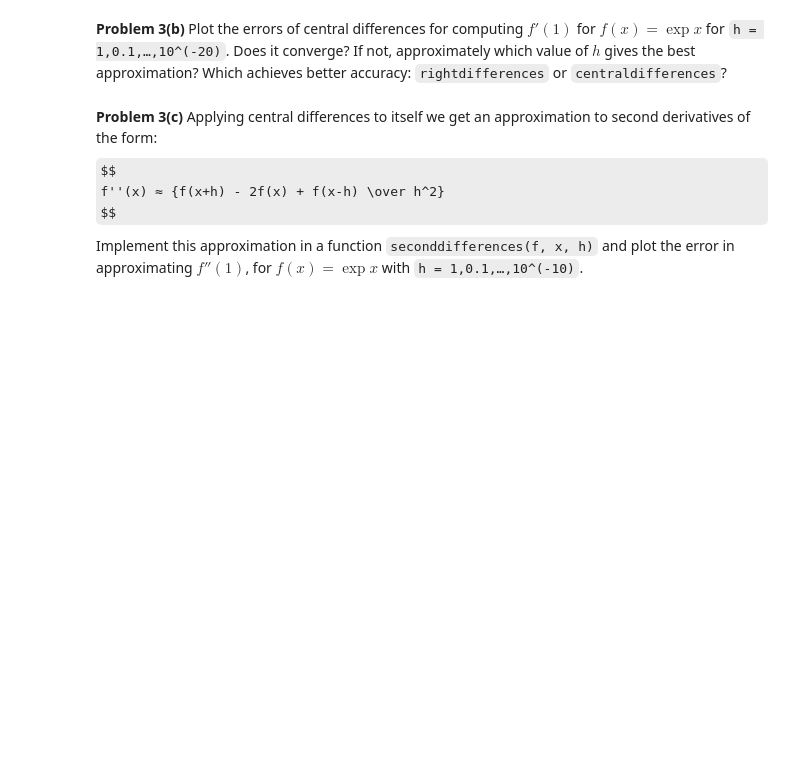
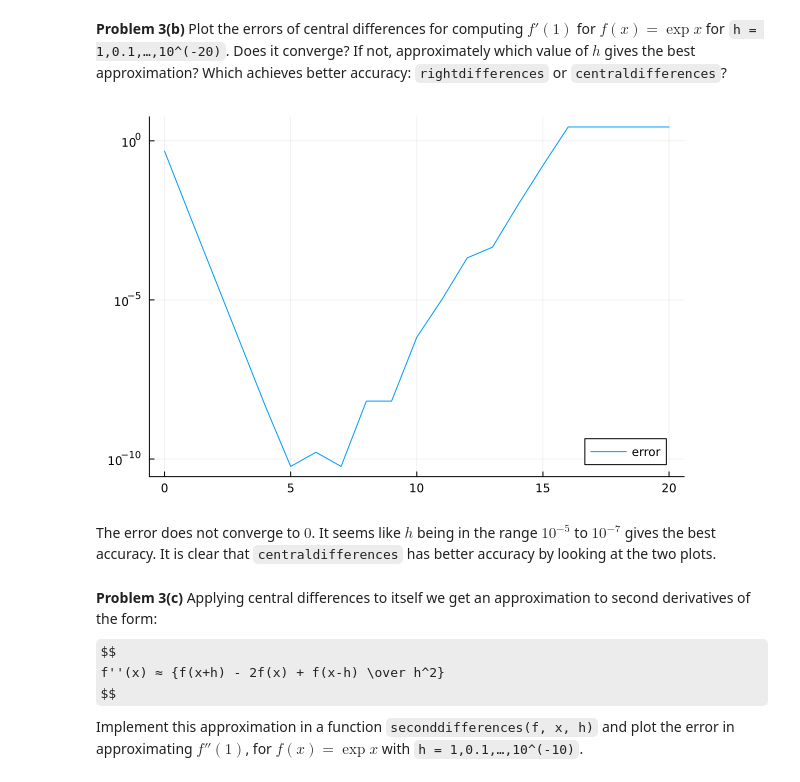
Before and after one commit to lovelife383/MATH50003NumericalAnalysis, a Jupyter notebook: labs/lab1.ipynb, the cells around one changed output. Drawn from its saved outputs; the diff is of its cells as text; code cells hidden in the pictures; some formulas as TeX source; blank space fills up the shorter version.

```diff
--- a/labs/lab1.ipynb
+++ b/labs/lab1.ipynb
@@ -389,3 +387,11 @@ Which achieves better accuracy: `rightdifferences` or `centraldifferences`?
+# %%
+errs = [abs(centraldifferences(exp, 1, 10.0^(-k))-exp(1)) for k = 0:20]
+plot(0:20, errs; yscale=:log10, label="error", legend=:bottomright)
+# %% [output]
+[figure, added]
+# %% [markdown]
+The error does not converge to $0$. It seems like $h$ being in the range $10^{-5}$ to $10^{-7}$ gives the best accuracy. It is clear
+that `centraldifferences` has better accuracy by looking at the two plots.
 # %% [markdown]
 **Problem 3(c)** Applying central differences to itself we get an approximation to
 second derivatives of the form:
```
Also changed, not shown: parts of 1 cell of this notebook.
